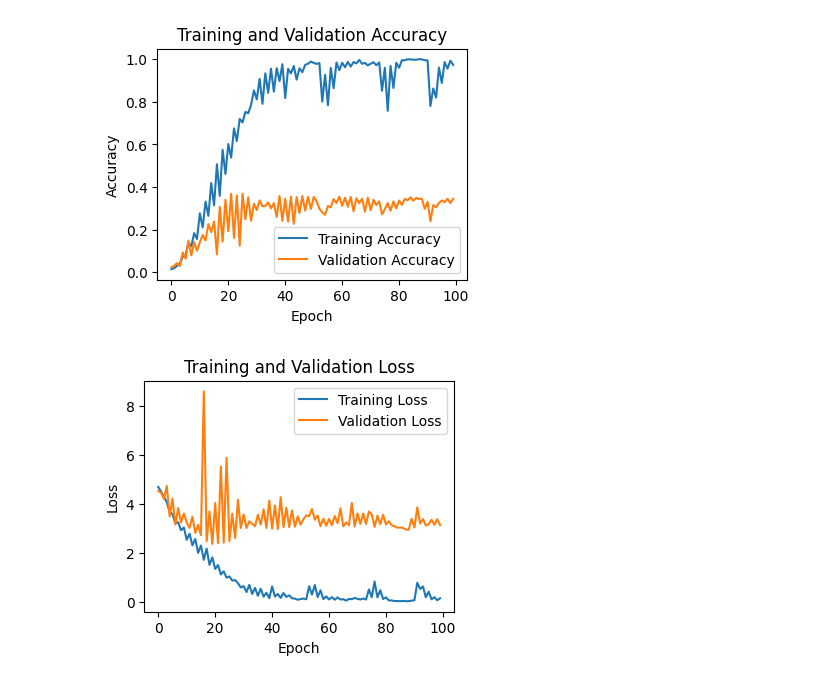
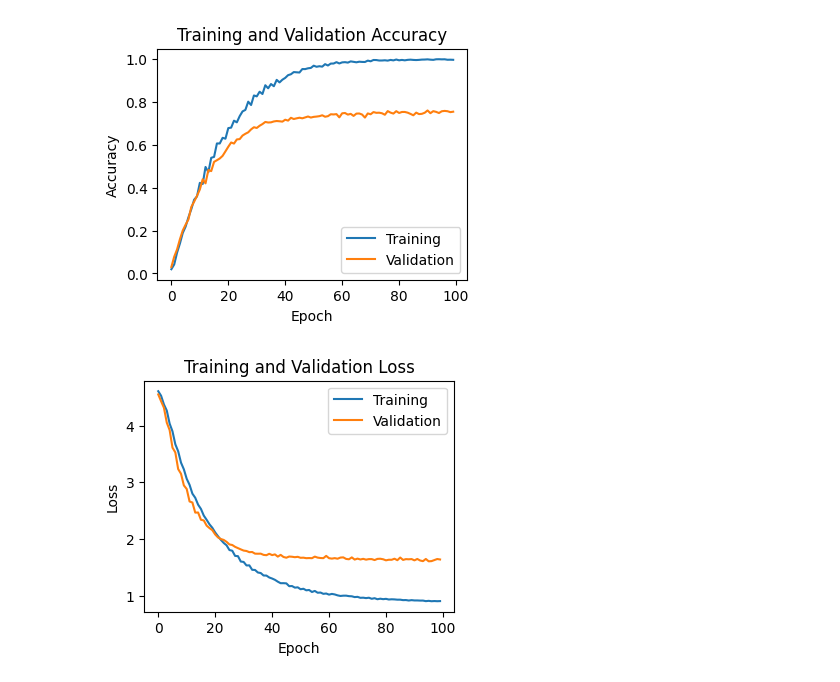
Before and after one commit to karthikn72/mlp_cw3, a Jupyter notebook: plot_acc_loss.ipynb, the cells around one changed output. Cells and saved outputs as stored; diff of their text form; code cells hidden in the pictures.

```diff
--- a/plot_acc_loss.ipynb
+++ b/plot_acc_loss.ipynb
@@ -1,31 +1,34 @@
 # %%
 # rsync -av -e 'ssh -o ProxyCommand="ssh -q -W %h:%p s2016765@ssh.inf.ed.ac.uk"' s2016765@mlp.inf.ed.ac.uk:/home/s2016765/final_project/experiments/resnet50_aircraft_224_224 experiments/
 
+import torch
+from PIL import Image
+import torchvision.transforms as transforms
 import pandas as pd
 import matplotlib.pyplot as plt
 
 # Read the CSV file
-df = pd.read_csv('experiments/resnet50_aircraft_224_224/result_outputs/summary.csv')
+df = pd.read_csv('result_outputs/summary.csv')
 
 # Plotting the training and validation accuracy
 plt.figure(figsize=(4, 3))
-plt.plot(df['train_acc'], label='Training Accuracy')
-plt.plot(df['val_acc'], label='Validation Accuracy')
+plt.plot(df['train_acc'], label='Training')
+plt.plot(df['val_acc'], label='Validation')
 plt.xlabel('Epoch')
 plt.ylabel('Accuracy')
 plt.title('Training and Validation Accuracy')
 plt.legend()
 plt.show()
 
 # Plotting the training and validation loss
 plt.figure(figsize=(4, 3))
-plt.plot(df['train_loss'], label='Training Loss')
-plt.plot(df['val_loss'], label='Validation Loss')
+plt.plot(df['train_loss'], label='Training')
+plt.plot(df['val_loss'], label='Validation')
 plt.xlabel('Epoch')
 plt.ylabel('Loss')
 plt.title('Training and Validation Loss')
 plt.legend()
 plt.show()
 # %% [output]
-[figure, old version]
+[figure, new version]
-[figure, old version]
+[figure, new version]
```
Also changed, not shown: parts of 1 cell of this notebook, 6 other files.
